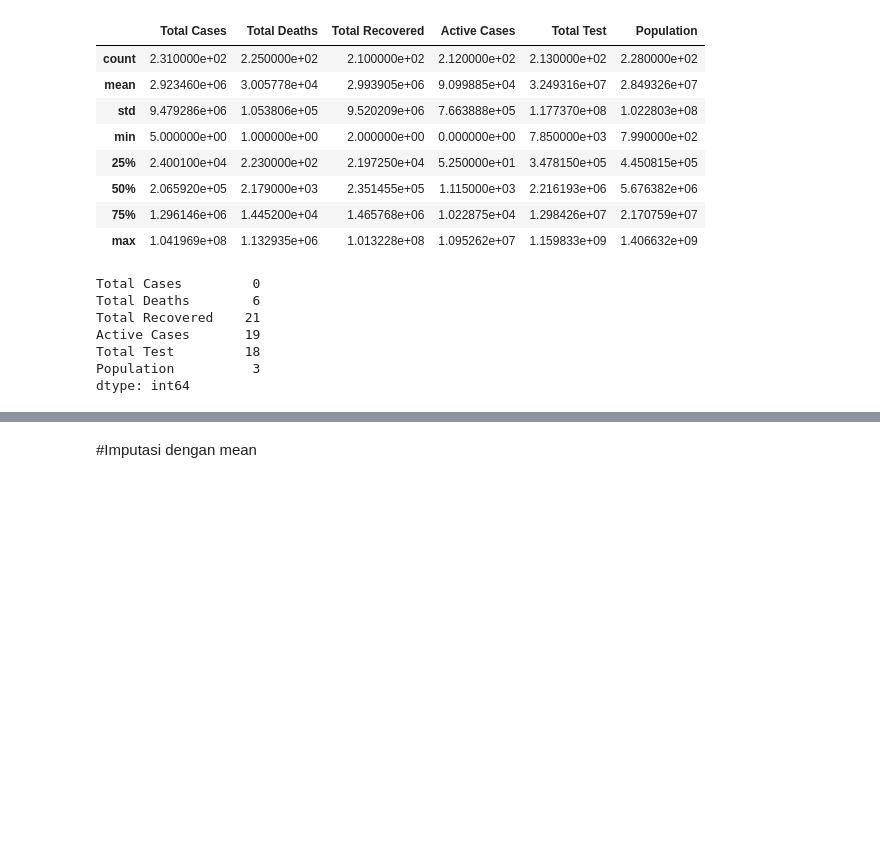
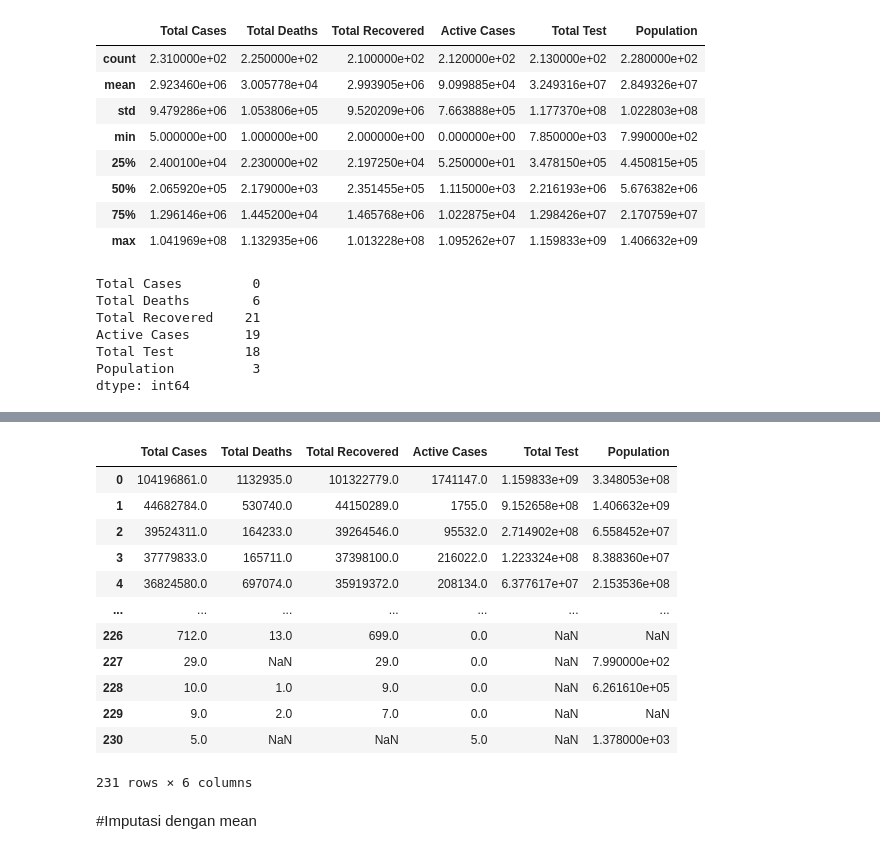
Before and after one commit to HabilAmardias/Data-imputation, a Jupyter notebook: Kelompok_7_Tugas_minggu_4_Sains_Data.ipynb, the cells around one changed output, grey strips where cells are left out. Drawn from its saved outputs; the diff is of its cells as text; code cells hidden in the pictures; blank space fills up the shorter version.

```diff
--- a/Kelompok_7_Tugas_minggu_4_Sains_Data.ipynb
+++ b/Kelompok_7_Tugas_minggu_4_Sains_Data.ipynb
@@ -107,4 +107,21 @@ Total Test         131
 dtype: int64
+# %%
+df=df.drop(['index'],axis=1)
+df
+# %% [output]
+|  | Total Cases | Total Deaths | Total Recovered | Active Cases | Total Test | Population |
+| 0 | 104196861.0 | 1132935.0 | 101322779.0 | 1741147.0 | 1.159833e+09 | 3.348053e+08 |
+| 1 | 44682784.0 | 530740.0 | 44150289.0 | 1755.0 | 9.152658e+08 | 1.406632e+09 |
+| 2 | 39524311.0 | 164233.0 | 39264546.0 | 95532.0 | 2.714902e+08 | 6.558452e+07 |
+| 3 | 37779833.0 | 165711.0 | 37398100.0 | 216022.0 | 1.223324e+08 | 8.388360e+07 |
+| 4 | 36824580.0 | 697074.0 | 35919372.0 | 208134.0 | 6.377617e+07 | 2.153536e+08 |
+| ... | ... | ... | ... | ... | ... | ... |
+| 226 | 712.0 | 13.0 | 699.0 | 0.0 | NaN | NaN |
+| 227 | 29.0 | NaN | 29.0 | 0.0 | NaN | 7.990000e+02 |
+| 228 | 10.0 | 1.0 | 9.0 | 0.0 | NaN | 6.261610e+05 |
+| 229 | 9.0 | 2.0 | 7.0 | 0.0 | NaN | NaN |
+| 230 | 5.0 | NaN | NaN | 5.0 | NaN | 1.378000e+03 |
+231 rows × 6 columns
 # %% [markdown]
 #Imputasi dengan mean
 # %%
```
Also changed, not shown: parts of 20 cells of this notebook.
